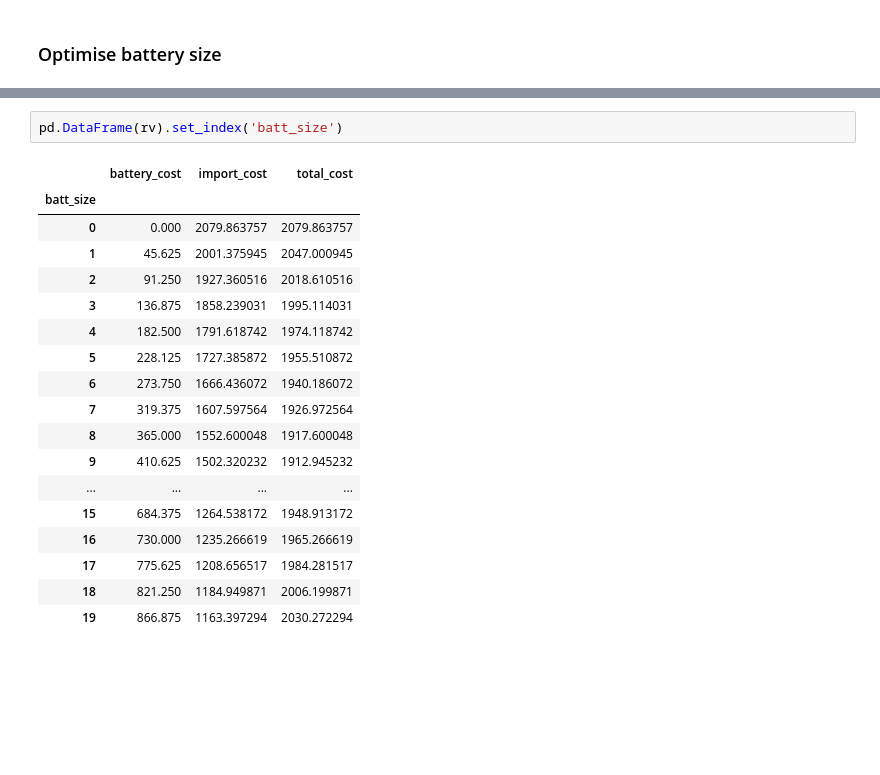
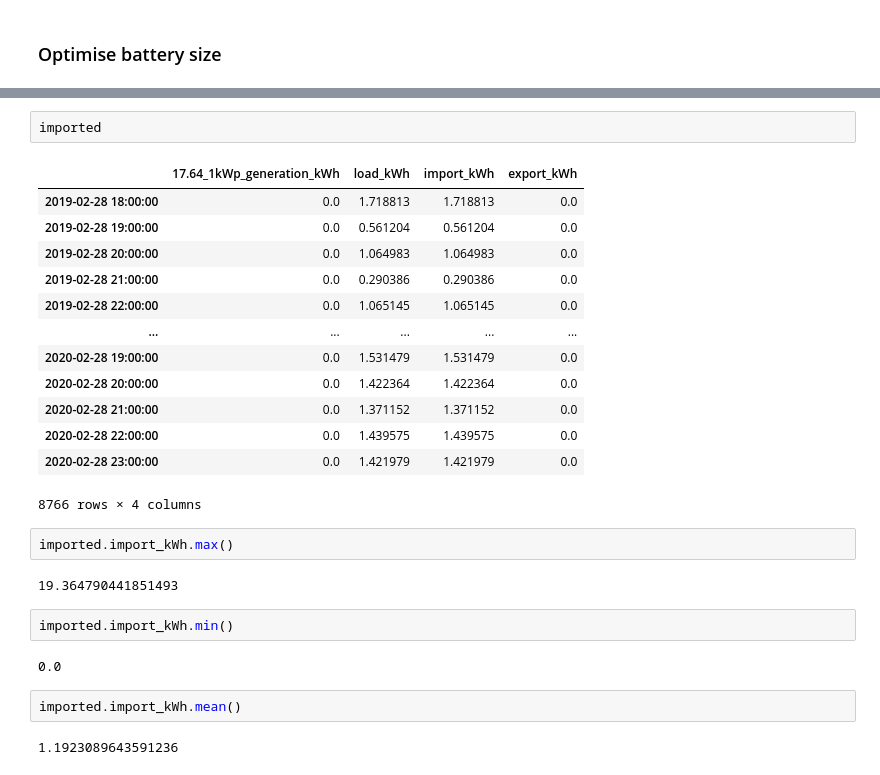
Before and after one commit to rbrown-orxa/LC_App_2_microservices, a Jupyter notebook: Rule_based_Battery_Optimiser.ipynb, the cells around one changed output, grey strips where cells are left out. Drawn from its saved outputs; the diff is of its cells as text; blank space fills up the shorter version.

```diff
--- a/Rule_based_Battery_Optimiser.ipynb
+++ b/Rule_based_Battery_Optimiser.ipynb
@@ -182,21 +222,28 @@ ax = pd.DataFrame(rv).set_index('batt_size').plot(subplots=True, figsize=(10,5))
-# %%
-pd.DataFrame(rv).set_index('batt_size')
-# %% [output]
-|  | battery_cost | import_cost | total_cost |
-| batt_size |  |  |  |
-| 0 | 0.000 | 2079.863757 | 2079.863757 |
-| 1 | 45.625 | 2001.375945 | 2047.000945 |
-| 2 | 91.250 | 1927.360516 | 2018.610516 |
-| 3 | 136.875 | 1858.239031 | 1995.114031 |
-| 4 | 182.500 | 1791.618742 | 1974.118742 |
-| 5 | 228.125 | 1727.385872 | 1955.510872 |
-| 6 | 273.750 | 1666.436072 | 1940.186072 |
-| 7 | 319.375 | 1607.597564 | 1926.972564 |
-| 8 | 365.000 | 1552.600048 | 1917.600048 |
-| 9 | 410.625 | 1502.320232 | 1912.945232 |
-| ... | ... | ... | ... |
-| 15 | 684.375 | 1264.538172 | 1948.913172 |
-| 16 | 730.000 | 1235.266619 | 1965.266619 |
-| 17 | 775.625 | 1208.656517 | 1984.281517 |
-| 18 | 821.250 | 1184.949871 | 2006.199871 |
-| 19 | 866.875 | 1163.397294 | 2030.272294 |
+# %%
+imported
+# %% [output]
+|  | 17.64_1kWp_generation_kWh | load_kWh | import_kWh | export_kWh |
+| 2019-02-28 18:00:00 | 0.0 | 1.718813 | 1.718813 | 0.0 |
+| 2019-02-28 19:00:00 | 0.0 | 0.561204 | 0.561204 | 0.0 |
+| 2019-02-28 20:00:00 | 0.0 | 1.064983 | 1.064983 | 0.0 |
+| 2019-02-28 21:00:00 | 0.0 | 0.290386 | 0.290386 | 0.0 |
+| 2019-02-28 22:00:00 | 0.0 | 1.065145 | 1.065145 | 0.0 |
+| ... | ... | ... | ... | ... |
+| 2020-02-28 19:00:00 | 0.0 | 1.531479 | 1.531479 | 0.0 |
+| 2020-02-28 20:00:00 | 0.0 | 1.422364 | 1.422364 | 0.0 |
+| 2020-02-28 21:00:00 | 0.0 | 1.371152 | 1.371152 | 0.0 |
+| 2020-02-28 22:00:00 | 0.0 | 1.439575 | 1.439575 | 0.0 |
+| 2020-02-28 23:00:00 | 0.0 | 1.421979 | 1.421979 | 0.0 |
+8766 rows × 4 columns
+# %%
+imported.import_kWh.max()
+# %% [output]
+19.364790441851493
+# %%
+imported.import_kWh.min()
+# %% [output]
+0.0
+# %%
+imported.import_kWh.mean()
+# %% [output]
+1.1923089643591236
```
Also changed, not shown: parts of 21 cells of this notebook, 2 other files.
